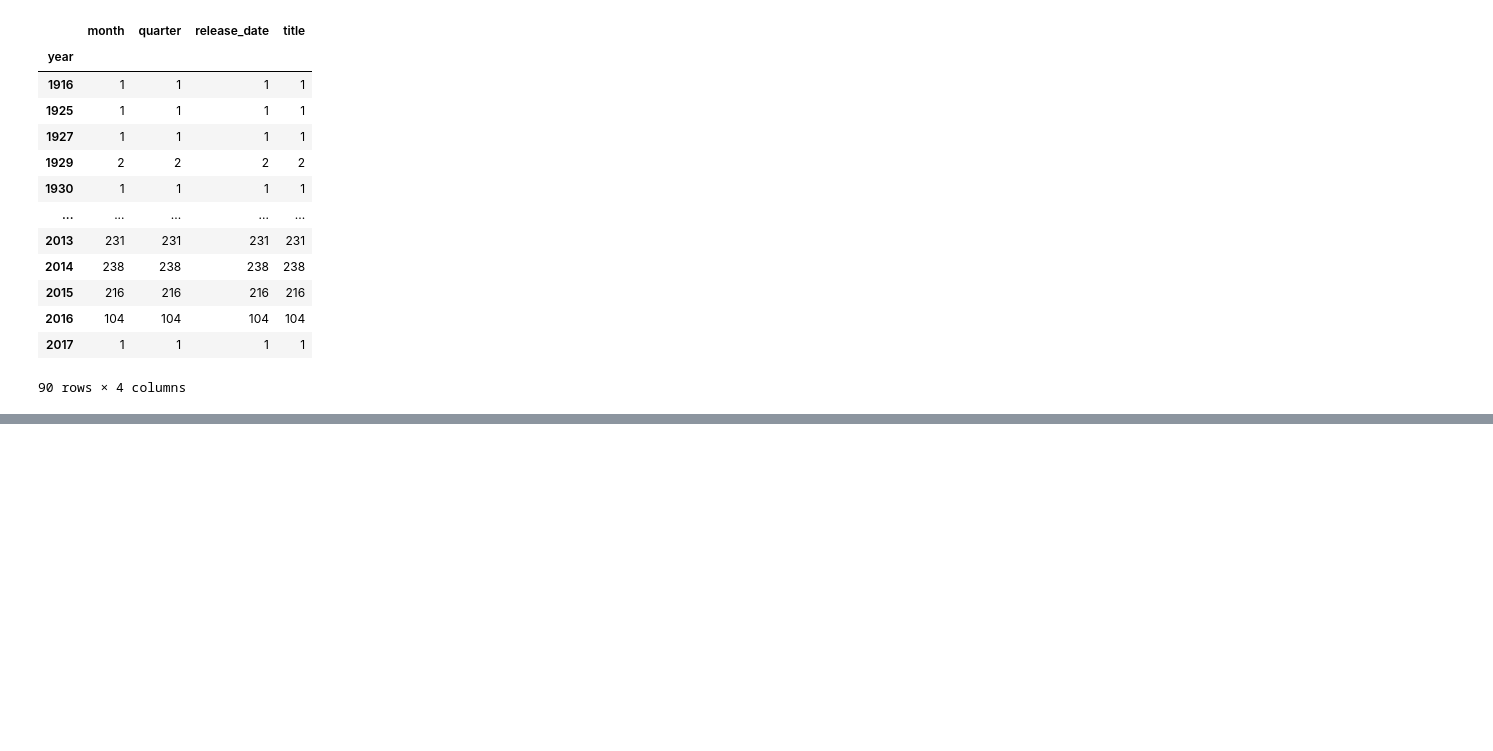
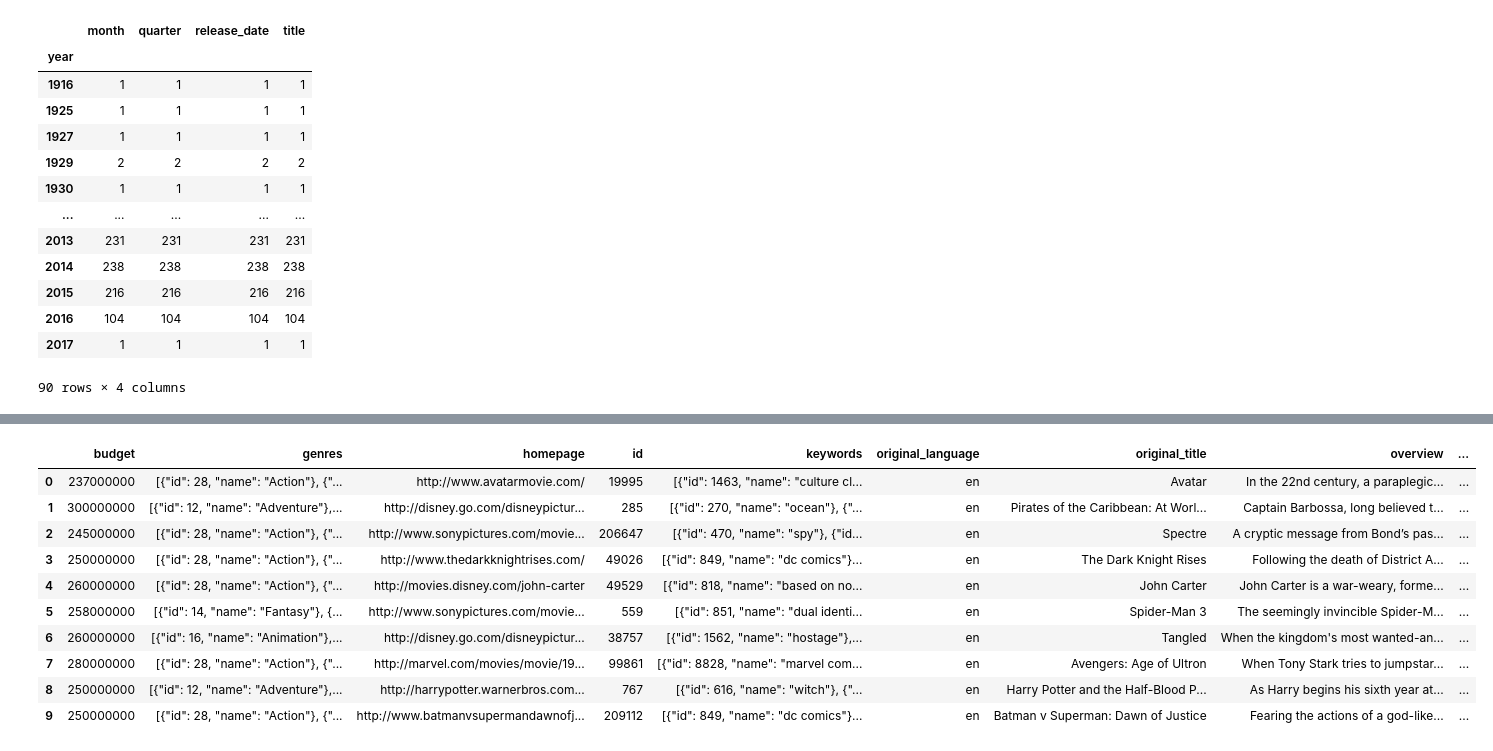
Before and after one commit to Feng-H/PandaLearning, a Jupyter notebook: Pandas CookBook Learning.ipynb, the cells around one changed output, grey strips where cells are left out. Saved outputs shown, nothing was run; the diff lists cells and outputs as text; code cells hidden in the pictures; blank space fills up the shorter version.

Commit message:
try to deal the json data

```diff
--- a/Pandas CookBook Learning.ipynb
+++ b/Pandas CookBook Learning.ipynb
@@ -681,0 +682,28 @@ plt.show()
+# %%
+# 将 movies 和 credits 合并，涉及数据内部的json数据提取
+import numpy as np
+import pandas as pd
+import matplotlib as mpl
+import matplotlib.pyplot as plt
+import seaborn as sns
+import json
+import math, nltk, warnings
+from nltk.corpus import wordnet
+from sklearn import linear_model
+from sklearn.neighbors import NearestNeighbors
+from fuzzywuzzy import fuzz
+from wordcloud import WordCloud, STOPWORDS
+movies_data=pd.read_csv("tmdb_5000_movies.csv")
+movies_data.head(10)
+# %% [output]
+|  | budget | genres | homepage | id | keywords | original_language | original_title | overview | ... |
+| 0 | 237000000 | [{"id": 28, "name": "Action"}, {"... | http://www.avatarmovie.com/ | 19995 | [{"id": 1463, "name": "culture cl... | en | Avatar | In the 22nd century, a paraplegic... | ... |
+| 1 | 300000000 | [{"id": 12, "name": "Adventure"},... | http://disney.go.com/disneypictur... | 285 | [{"id": 270, "name": "ocean"}, {"... | en | Pirates of the Caribbean: At Worl... | Captain Barbossa, long believed t... | ... |
+| 2 | 245000000 | [{"id": 28, "name": "Action"}, {"... | http://www.sonypictures.com/movie... | 206647 | [{"id": 470, "name": "spy"}, {"id... | en | Spectre | A cryptic message from Bond’s pas... | ... |
+| 3 | 250000000 | [{"id": 28, "name": "Action"}, {"... | http://www.thedarkknightrises.com/ | 49026 | [{"id": 849, "name": "dc comics"}... | en | The Dark Knight Rises | Following the death of District A... | ... |
+| 4 | 260000000 | [{"id": 28, "name": "Action"}, {"... | http://movies.disney.com/john-carter | 49529 | [{"id": 818, "name": "based on no... | en | John Carter | John Carter is a war-weary, forme... | ... |
+| 5 | 258000000 | [{"id": 14, "name": "Fantasy"}, {... | http://www.sonypictures.com/movie... | 559 | [{"id": 851, "name": "dual identi... | en | Spider-Man 3 | The seemingly invincible Spider-M... | ... |
+| 6 | 260000000 | [{"id": 16, "name": "Animation"},... | http://disney.go.com/disneypictur... | 38757 | [{"id": 1562, "name": "hostage"},... | en | Tangled | When the kingdom's most wanted-an... | ... |
+| 7 | 280000000 | [{"id": 28, "name": "Action"}, {"... | http://marvel.com/movies/movie/19... | 99861 | [{"id": 8828, "name": "marvel com... | en | Avengers: Age of Ultron | When Tony Stark tries to jumpstar... | ... |
+| 8 | 250000000 | [{"id": 12, "name": "Adventure"},... | http://harrypotter.warnerbros.com... | 767 | [{"id": 616, "name": "witch"}, {"... | en | Harry Potter and the Half-Blood P... | As Harry begins his sixth year at... | ... |
+| 9 | 250000000 | [{"id": 28, "name": "Action"}, {"... | http://www.batmanvsupermandawnofj... | 209112 | [{"id": 849, "name": "dc comics"}... | en | Batman v Superman: Dawn of Justice | Fearing the actions of a god-like... | ... |
```
Also changed, not shown: parts of 2 cells of this notebook, 1 other file.
